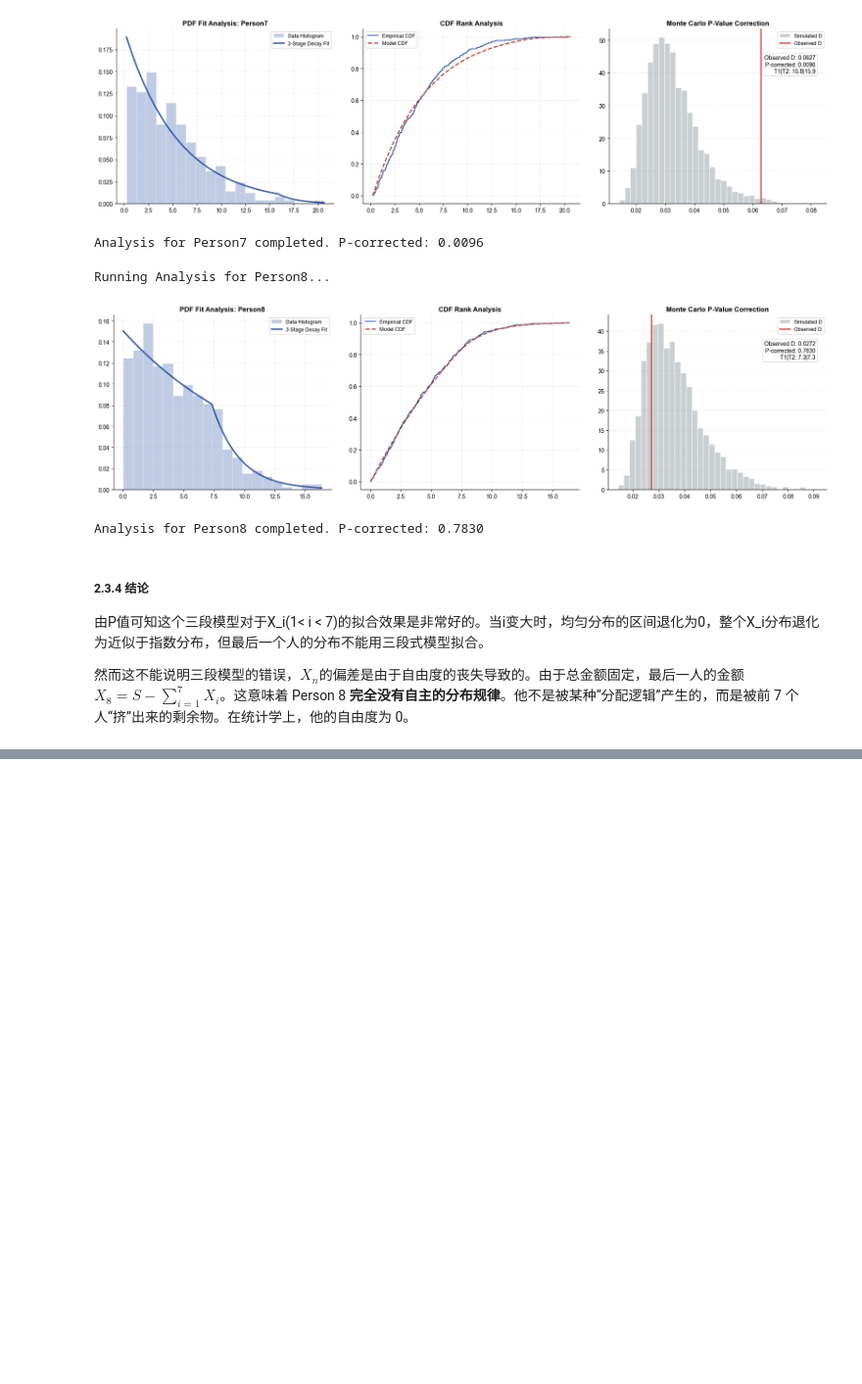
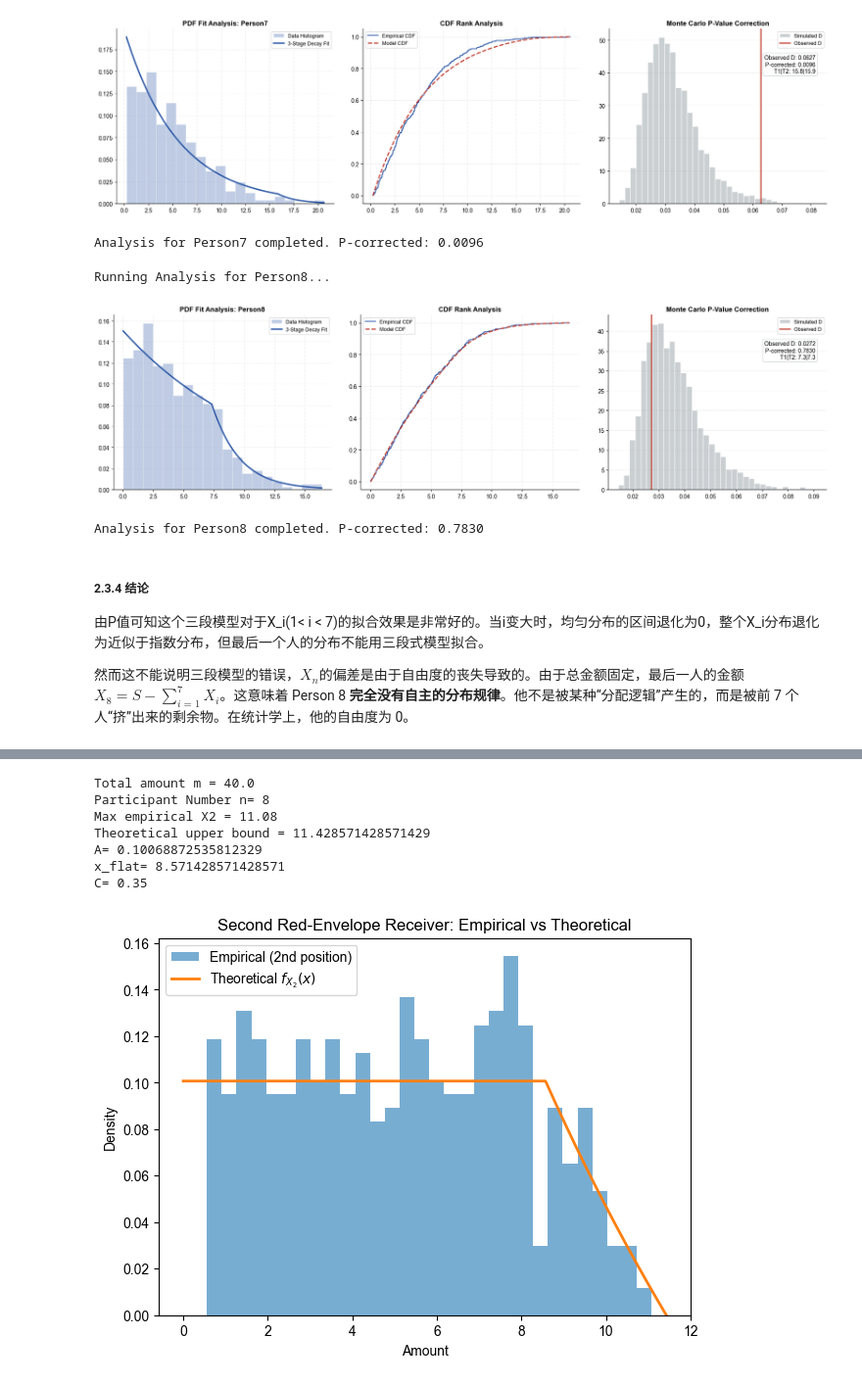
Before and after one commit to WjNaG2/SI140-RedEnvelope, a Jupyter notebook: pro3-1.ipynb, the cells around one changed output, grey strips where cells are left out. Shown at 98% size. Drawn from its saved outputs; the diff is of its cells as text; code cells hidden in the pictures; blank space fills up the shorter version.

```diff
--- a/pro3-1.ipynb
+++ b/pro3-1.ipynb
@@ -775,0 +1077,77 @@ Analysis for Person8 completed. P-corrected: 0.7830
+# %%
+import numpy as np
+import matplotlib.pyplot as plt
+
+# =====================
+# 基本参数
+# =====================
+# 第二个抢红包的数据
+x2_data = df.iloc[:-1, 2].values
+
+n = df.shape[1]-1                      # 人数
+m = df.sum(axis=1, numeric_only=True).iloc[1]  # 总金额（从第一行取得）
+print("Total amount m =", m)
+print("Participant Number n=", n)
+print("Max empirical X2 =", x2_data.max())
+print("Theoretical upper bound =", 2 * m / (n - 1))
+
+
+# =====================
+# 理论 PDF 定义
+# =====================
+def f_X2(x, n, m):
+    x = np.asarray(x)
+    pdf = np.zeros_like(x, dtype=float)
+
+    a = 2 * m * (n - 2) / (n * (n - 1))
+    b = 2 * m / (n - 1)
+    c = n * (n - 1) / (4 * m)
+
+    mask1 = (x >= 0) & (x <= a)
+    pdf[mask1] = c * np.log(n / (n - 2))
+
+    mask2 = (x > a) & (x <= b)
+    pdf[mask2] = c * np.log((2 * m) / ((n - 1) * x[mask2]) )
+
+    print("A=",c * np.log(n / (n - 2)))
+    print("x_flat=",a)
+    print("C=",c)
+
+    return pdf
+
+# =====================
+# 作图：经验直方图 + 理论曲线
+# =====================
+x_grid = np.linspace(0, 2 * m / (n - 1), 500)
+pdf_vals = f_X2(x_grid, n, m)
+
+plt.figure(figsize=(7,5))
+plt.hist(
+    x2_data,
+    bins=30,
+    density=True,
+    alpha=0.6,
+    label="Empirical (2nd position)"
+)
+
+plt.plot(
+    x_grid,
+    pdf_vals,
+    linewidth=2,
+    label=r"Theoretical $f_{X_2}(x)$"
+)
+
+plt.xlabel("Amount")
+plt.ylabel("Density")
+plt.title("Second Red-Envelope Receiver: Empirical vs Theoretical")
+plt.legend()
+plt.show()
+# %% [output]
+Total amount m = 40.0
+Participant Number n= 8
+Max empirical X2 = 11.08
+Theoretical upper bound = 11.428571428571429
+A= 0.10068872535812329
+x_flat= 8.571428571428571
+C= 0.35
+[figure, added]
```
Also changed, not shown: parts of 48 cells of this notebook, 4 other files.
